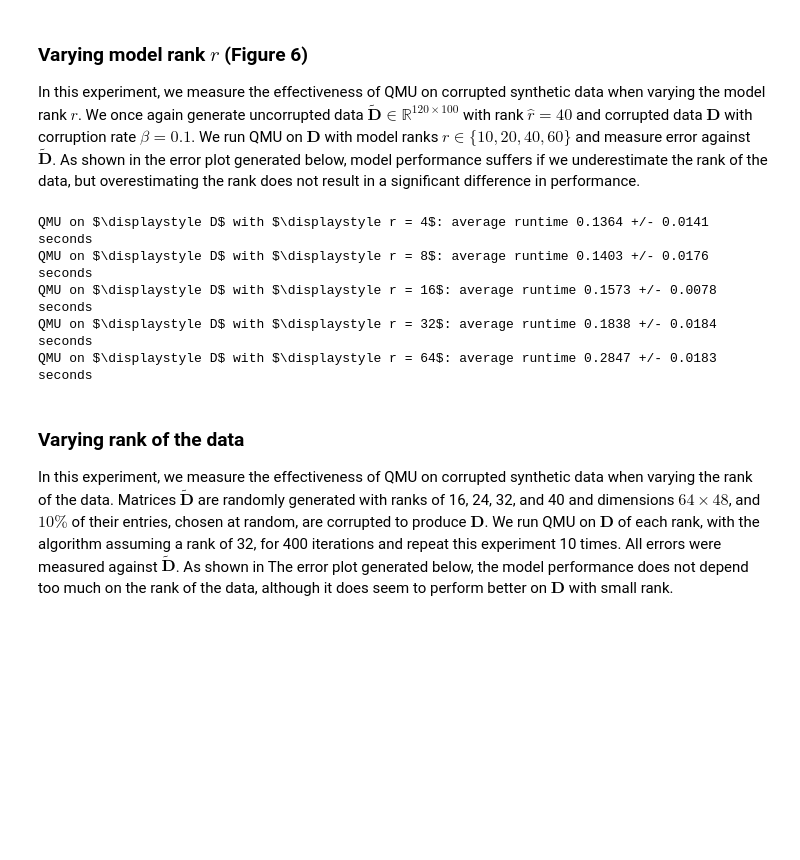
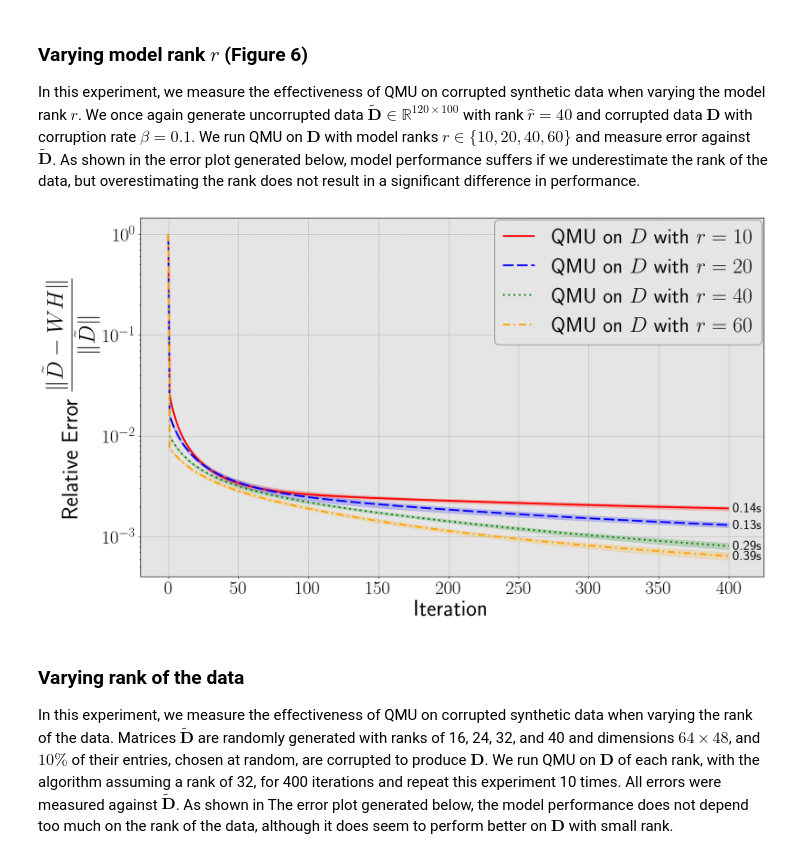
Before and after one commit to jamiehadd/Corruption-robust-NMF, a Jupyter notebook: SampTA/SampTAExperiments.ipynb, the cells around one changed output. Cells and saved outputs as stored; diff of their text form; code cells hidden in the pictures; blank space fills up the shorter version.

```diff
--- a/SampTA/SampTAExperiments.ipynb
+++ b/SampTA/SampTAExperiments.ipynb
@@ -81,9 +71,9 @@ def generate_synthetic_matrix(m, n, r, beta=0, corruption_scale=1e6):
         corruption_scale (float): Size of corruptions to be added.
 
     Returns:
+        D (np.ndarray): The corrupted data matrix.
         D_tilde (np.ndarray): The uncorrupted synthetic data matrix.
-        W_tilde (np.ndarray): The ground-truth dictionary matrix.
-        H_tilde (np.ndarray): The ground-truth representation matrix.
+
     """
     # Generate factor matrices using the paper's notation.
     W_tilde = np.abs(np.random.randint(0, high=100, size=(m, r)))
@@ -166,7 +159,8 @@ The system cannot find the path specified.
 import numpy as np
 import matplotlib.pylab as plt
 
-def plot_experiment(errors, log_y_axis=False, y_lab=r"\text{Relative Error} $\displaystyle\frac{\lVert \tilde{D} - WH \rVert}{\lVert \tilde{D} \rVert}$"):
+def plot_experiment(errors, log_y_axis=False, runtimes=None,
+                    y_lab=r"\text{Relative Error} $\displaystyle\frac{\lVert \tilde{D} - WH \rVert}{\lVert \tilde{D} \rVert}$"):
     """
     Plots the evolution of relative error over iterations for multiple experiments.
 
@@ -174,6 +168,7 @@ def plot_experiment(errors, log_y_axis=False, y_lab=r"\text{Relative Error} $\di
         errors (dict): Dictionary mapping method labels (str) to numpy arrays of shape
                        (num_runs, num_iterations+1) containing relative error values.
         log_y_axis (bool): If True, sets the y-axis to a logarithmic scale.
+        runtimes (dict): Dictionary mapping method labels to list of experiment runtimes
         y_lab (str): Label for the y-axis (supports LaTeX formatting).
     """
     plt.style.use('ggplot')
@@ -211,6 +206,14 @@ def plot_experiment(errors, log_y_axis=False, y_lab=r"\text{Relative Error} $\di
         plt.plot(domain, mean_error, label=label, color=colors[i], dashes=dashes[i], linewidth=3)
         plt.fill_between(domain, min_error, max_error, color=colors[i], alpha=0.2)
 
+        # if runtimes provided, add to end of line plot
+        if runtimes is not None:
+            avg_runtime = np.mean(runtimes[label])
+            final_x = domain[-1]
+            final_y = mean_error[-1]
+            plt.text(final_x+3, final_y, f"{avg_runtime:.2f}s", fontsize=24, va='center', ha='left')
+
+
     plt.xlabel("Iteration", color='black')
     plt.ylabel(y_lab, color='black')
 
@@ -218,6 +221,7 @@ def plot_experiment(errors, log_y_axis=False, y_lab=r"\text{Relative Error} $\di
         plt.yscale('log')
 
     plt.xticks(ticks=np.arange(0, num_iterations, step=max(1, num_iterations // 8)))
+    plt.xlim(right=domain[-1] + 25)
     plt.grid(color='grey', linestyle='--', linewidth=0.5)
     plt.legend(fancybox=True, handlelength=1.5, shadow=False, loc='best', ncol=1,
                fontsize=36, framealpha=1.0, edgecolor='black', borderpad=0.4, borderaxespad=0.1)
@@ -244,7 +248,7 @@ def run_experiments(num_runs, num_iterations, experiment, data_gen_func, base_se
         data_gen_func (function): Function to generate data. It should accept keyword arguments (if any)
                                   and return a tuple (X, X_corrupted).
         base_seed (int): Base random seed for reproducibility.
-        output (set): Set of strings indicating what output to generate. Can be "Error Plot" or "Swimmer Image".
+        output string: Strings indicating what output to generate. Can be "Error Plot" or "Swimmer Image" (coming soon).
 
     Returns:
         results (dict): Dictionary mapping experiment labels to numpy arrays of error values with shape
@@ -283,13 +287,12 @@ def run_experiments(num_runs, num_iterations, experiment, data_gen_func, base_se
 
     # Convert list of error vectors to numpy arrays.
     for label in results:
-        runtimes_of_label = [runtimes[label][trial] for trial in range(num_runs)]
-        print(f"{label}: average runtime {round(np.mean(runtimes_of_label), 4)} +/- {round(np.std(runtimes_of_label), 4)} seconds")
-
         results[label] = np.array(results[label])
 
     if output == "Error Plot":
-          plot_experiment(results, log_y_axis=True, y_lab=y_lab)
+          plot_experiment(results, log_y_axis=True, y_lab=y_lab, runtimes=runtimes)
+
+    return results
 # %% [markdown]
 ## Synthetic Data
 
@@ -442,25 +429,21 @@ QMU on $\displaystyle D$ with $\displaystyle \beta = 0.25, q = 0.75$: average ru
 In this experiment, we measure the effectiveness of QMU on corrupted synthetic data when varying the model rank $r$. We once again generate uncorrupted data $\tilde{\mathbf{D}}\in \mathbb{R}^{120 \times 100}$ with rank $\hat{r} = 40$ and corrupted data $\mathbf{D}$ with corruption rate $\beta = 0.1$. We run QMU on $\mathbf{D}$ with model ranks $r \in \{10, 20, 40, 60\}$ and measure error against $\tilde{\mathbf{D}}$. As shown in the error plot generated below, model performance suffers if we underestimate the rank of the data, but overestimating the rank does not result in a significant difference in performance.
 # %%
 experiment = {}
-for r in [4, 8, 16, 32, 64]:
+for r in [10, 20, 40, 60]:
     experiment[rf"QMU on $\displaystyle D$ with $\displaystyle r = {r}$"] = {
         "alg_func": qmu,
         "alg_params": {"q": 0.9},
         "data_input": ("D_tilde", "D"),
         "model_rank": r,
         "data_params": {"m": 120, "n": 100, "r": 40, "beta": 0.1}
     }
 
 # Run the experiments:
 run_experiments(num_runs=10, num_iterations=400,
                           experiment=experiment, data_gen_func=generate_synthetic_matrix,
-                          base_seed=42, output={"Error Plot"})
+                          base_seed=42, output="Error Plot")
 # %% [output]
-QMU on $\displaystyle D$ with $\displaystyle r = 4$: average runtime 0.1364 +/- 0.0141 seconds
-QMU on $\displaystyle D$ with $\displaystyle r = 8$: average runtime 0.1403 +/- 0.0176 seconds
-QMU on $\displaystyle D$ with $\displaystyle r = 16$: average runtime 0.1573 +/- 0.0078 seconds
-QMU on $\displaystyle D$ with $\displaystyle r = 32$: average runtime 0.1838 +/- 0.0184 seconds
-QMU on $\displaystyle D$ with $\displaystyle r = 64$: average runtime 0.2847 +/- 0.0183 seconds
+[figure, added]
 # %% [markdown]
 ### Varying rank of the data
 
```
Also changed, not shown: parts of 24 cells of this notebook, 4 other files.
